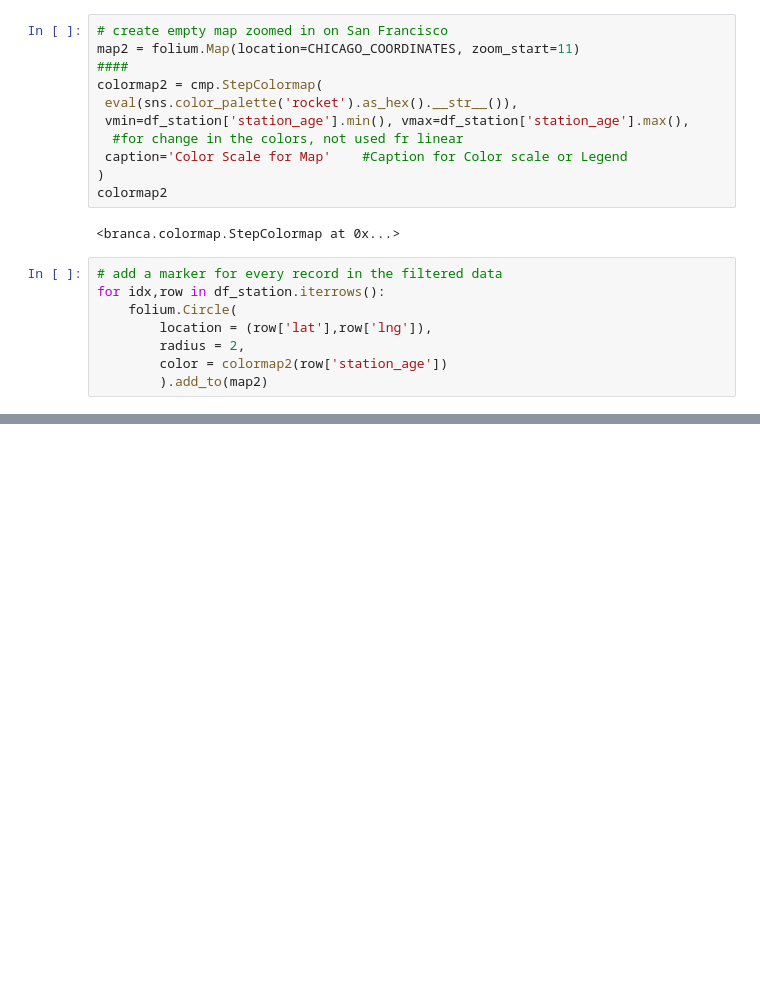
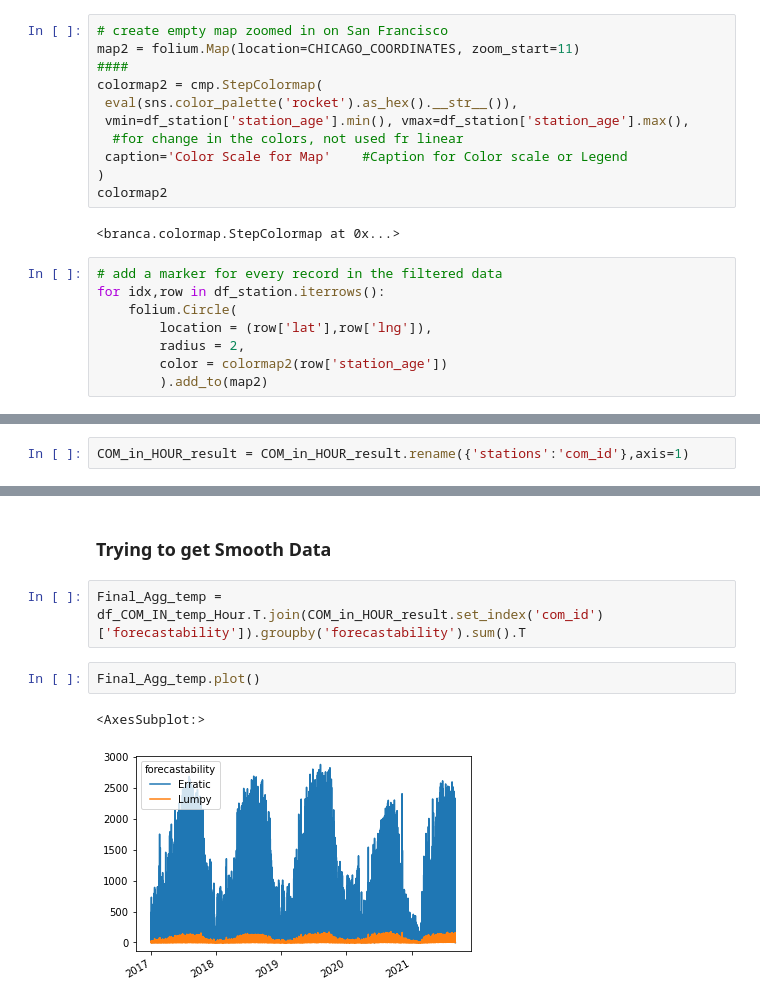
Before and after one commit to Ryan47Liao/Divvy_Time_Series, a Jupyter notebook: TS_EDA.ipynb, the cells around one changed output, grey strips where cells are left out. Drawn from its saved outputs; the diff is of its cells as text; blank space fills up the shorter version.

```diff
--- a/TS_EDA.ipynb
+++ b/TS_EDA.ipynb
@@ -130,0 +302,2 @@ display(map2)
+# %%
+COM_in_HOUR_result = COM_in_HOUR_result.rename({'stations':'com_id'},axis=1)
@@ -130,0 +361,9 @@ display(map2)
+# %% [markdown]
+### Trying to get Smooth Data
+# %%
+Final_Agg_temp = df_COM_IN_temp_Hour.T.join(COM_in_HOUR_result.set_index('com_id')['forecastability']).groupby('forecastability').sum().T
+# %%
+Final_Agg_temp.plot()
+# %% [output]
+<AxesSubplot:>
+[figure, added]
```
Also changed, not shown: parts of 53 cells of this notebook.
